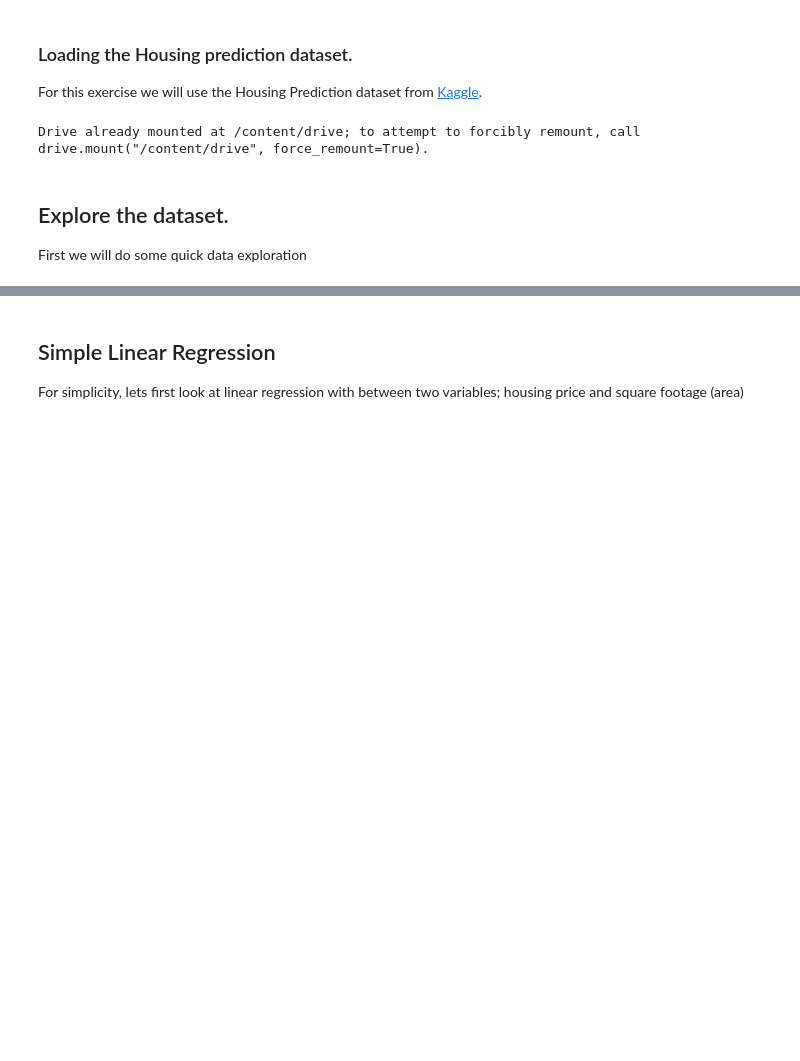
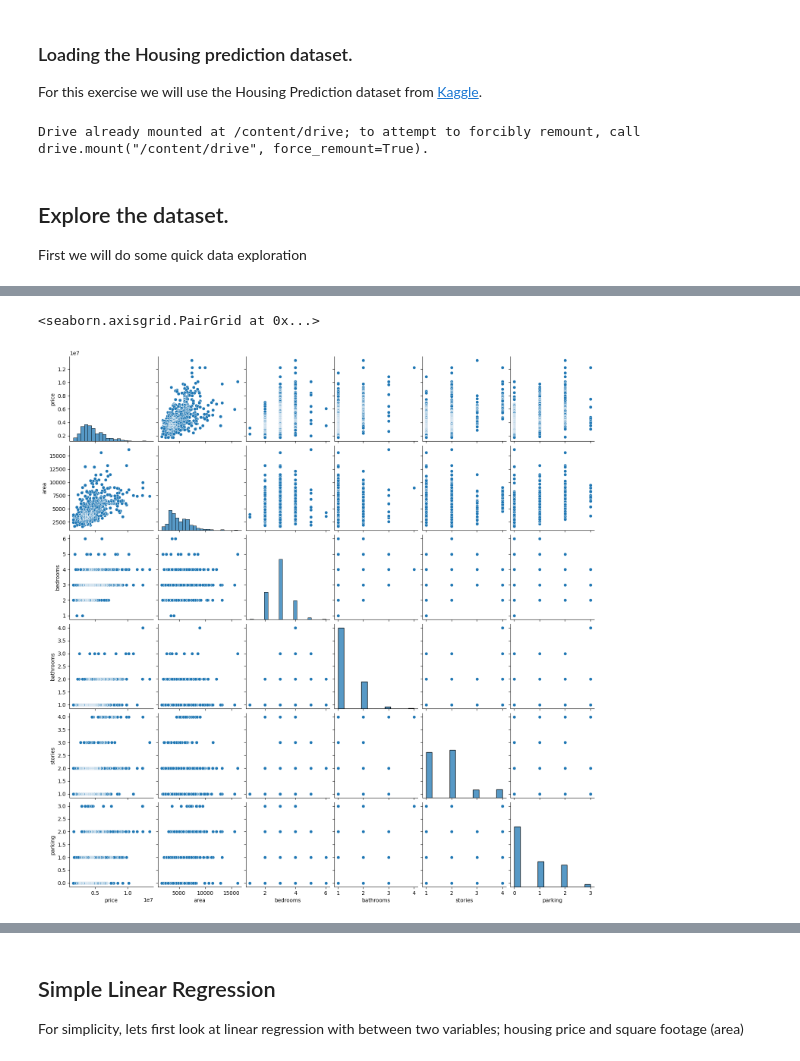
Before and after one commit to jessicatwes/HackerDojo_PythonClub, a Jupyter notebook: 20240319_introDS/20240319_LinearRegresssion.ipynb, the cells around one changed output, grey strips where cells are left out. Drawn from its saved outputs; the diff is of its cells as text; code cells hidden in the pictures; blank space fills up the shorter version.

```diff
--- a/20240319_introDS/20240319_LinearRegresssion.ipynb
+++ b/20240319_introDS/20240319_LinearRegresssion.ipynb
@@ -35,7 +66,10 @@ First we will do some quick data exploration
 # %%
 ### Plot a pairwise scatter plot
 ## This type of plotting gives us an idea of the degree of correlation between continuous variable (not categorical).
-# sns.pairplot(df)
+sns.pairplot(df)
+# %% [output]
+<seaborn.axisgrid.PairGrid at 0x...>
+[figure, added]
 # %%
 ### Violin plot to show the distribution of independent variable group by dependent variable value
 ## Since there are a lot of points in this datasets, we see overplotting.
```
Also changed, not shown: parts of 6 cells of this notebook.
